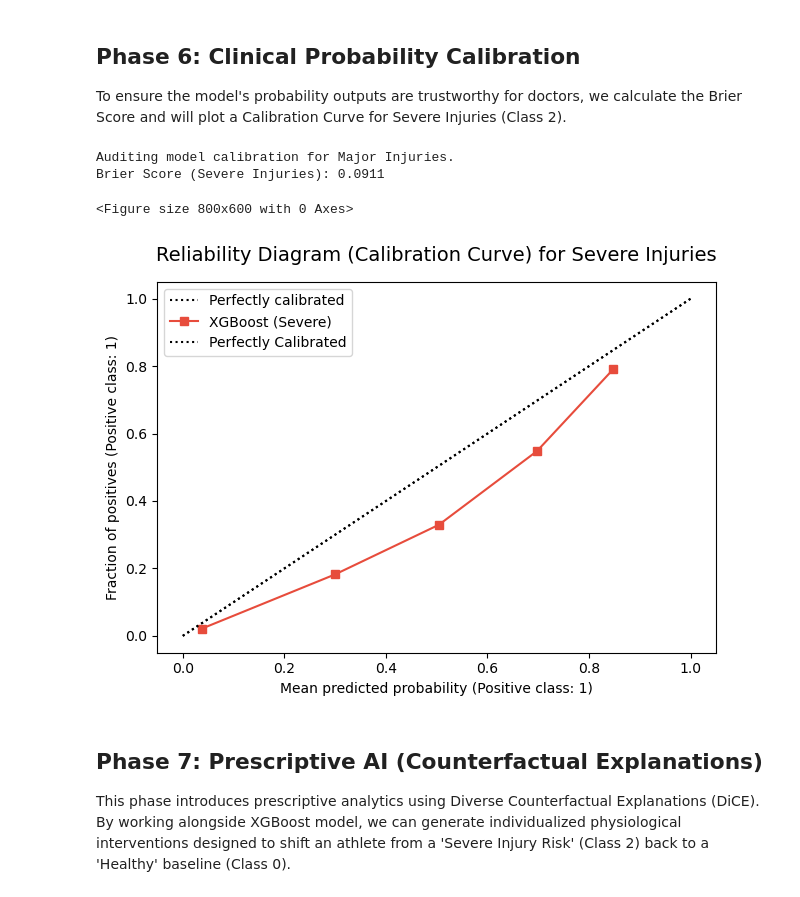
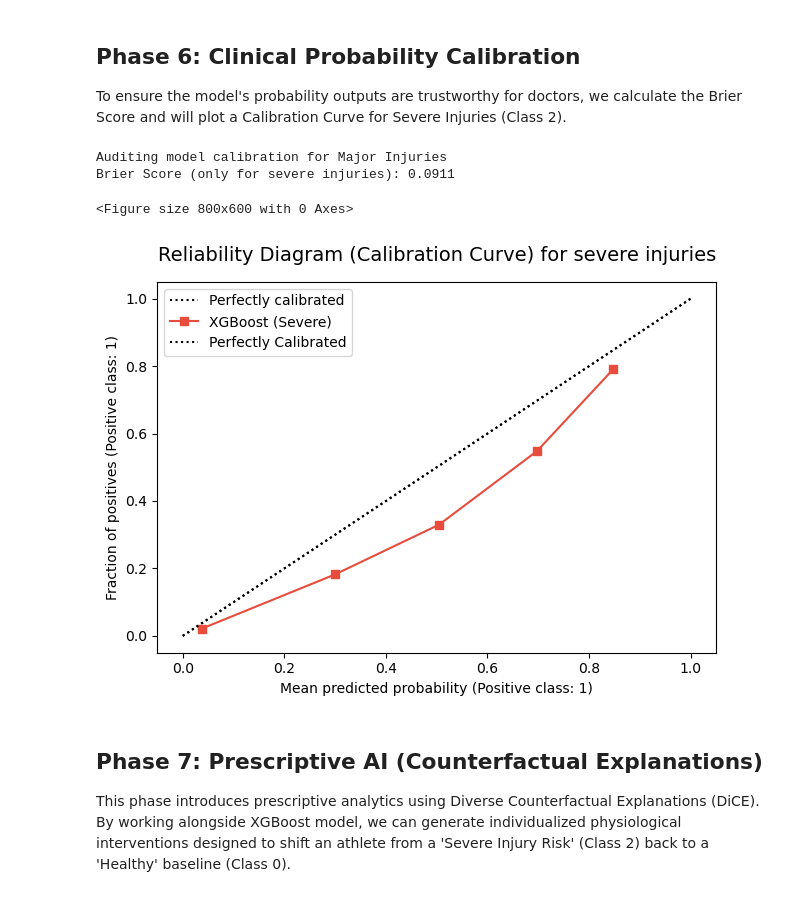
Before and after one commit to clevinvas03/RedZone-Capstone, a Jupyter notebook: red_zone.ipynb, the cells around one changed output. Saved outputs shown, nothing was run; the diff lists cells and outputs as text; code cells hidden in the pictures.

```diff
--- a/red_zone.ipynb
+++ b/red_zone.ipynb
@@ -294,34 +294,34 @@ To ensure the model's probability outputs are trustworthy for doctors, we calcul
 # %%
 from sklearn.metrics import brier_score_loss
 from sklearn.calibration import CalibrationDisplay
 import matplotlib.pyplot as plt
 
-print("Auditing model calibration for Major Injuries.")
+print("Auditing model calibration for Major Injuries")
 
 y_test_severe = (y_test == 2).astype(int)
 y_prob_severe = y_prob[:, 2]
 
 brier_score = brier_score_loss(y_test_severe, y_prob_severe)
-print(f"Brier Score (Severe Injuries): {brier_score:.4f}")
+print(f"Brier Score (only for severe injuries): {brier_score:.4f}")
 
 plt.figure(figsize=(8, 6))
 disp = CalibrationDisplay.from_predictions(
     y_test_severe,
     y_prob_severe,
     n_bins=5,
     name="XGBoost (Severe)",
     color="#E74C3C"
 )
-plt.title("Reliability Diagram (Calibration Curve) for Severe Injuries", fontsize=14, pad=15)
+plt.title("Reliability Diagram (Calibration Curve) for severe injuries", fontsize=14, pad=15)
 plt.plot([0, 1], [0, 1], "k:", label="Perfectly Calibrated")
 plt.legend()
 plt.tight_layout()
 plt.show()
 # %% [output]
-Auditing model calibration for Major Injuries.
-Brier Score (Severe Injuries): 0.0911
+Auditing model calibration for Major Injuries
+Brier Score (only for severe injuries): 0.0911
 <Figure size 800x600 with 0 Axes>
-[figure, old version]
+[figure, new version]
 # %% [markdown]
 ## Phase 7: Prescriptive AI (Counterfactual Explanations)
 This phase introduces prescriptive analytics using Diverse Counterfactual Explanations (DiCE). By working alongside XGBoost model, we can generate individualized physiological interventions designed to shift an athlete from a 'Severe Injury Risk' (Class 2) back to a 'Healthy' baseline (Class 0).
```
Also changed, not shown: parts of 1 cell of this notebook, 10 other files.
